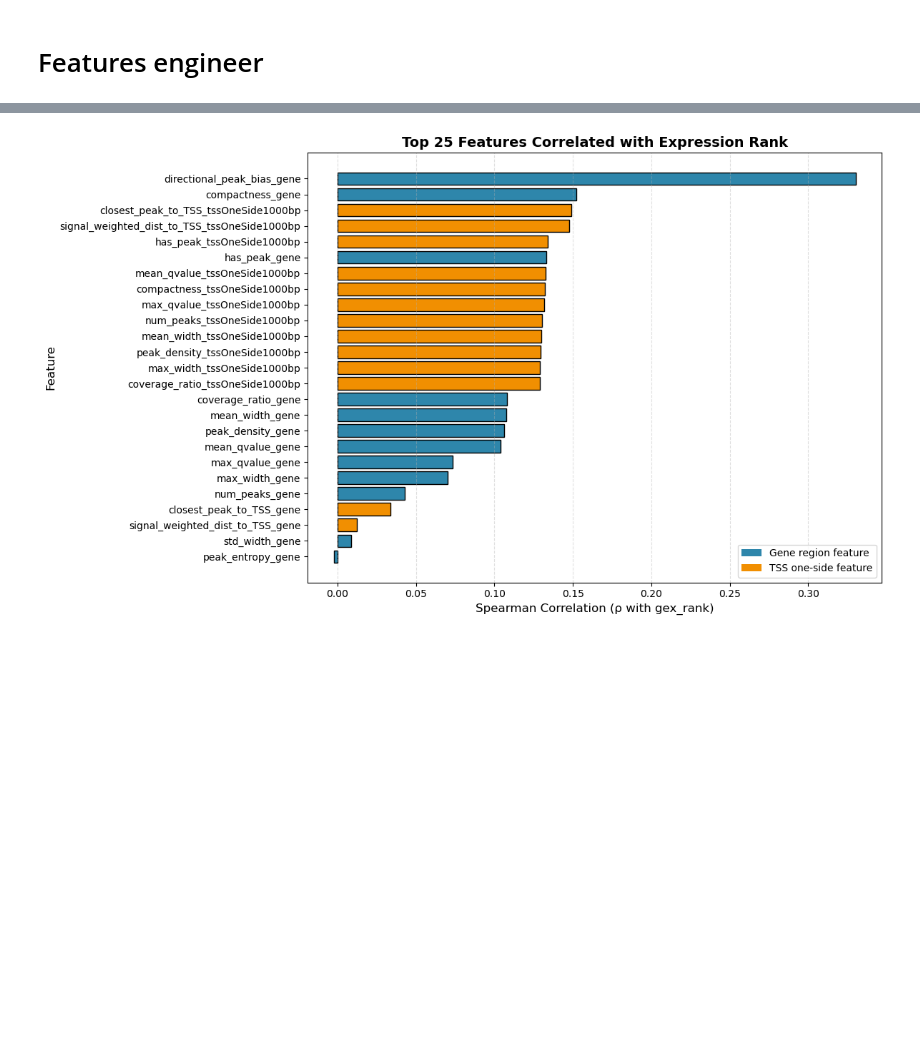
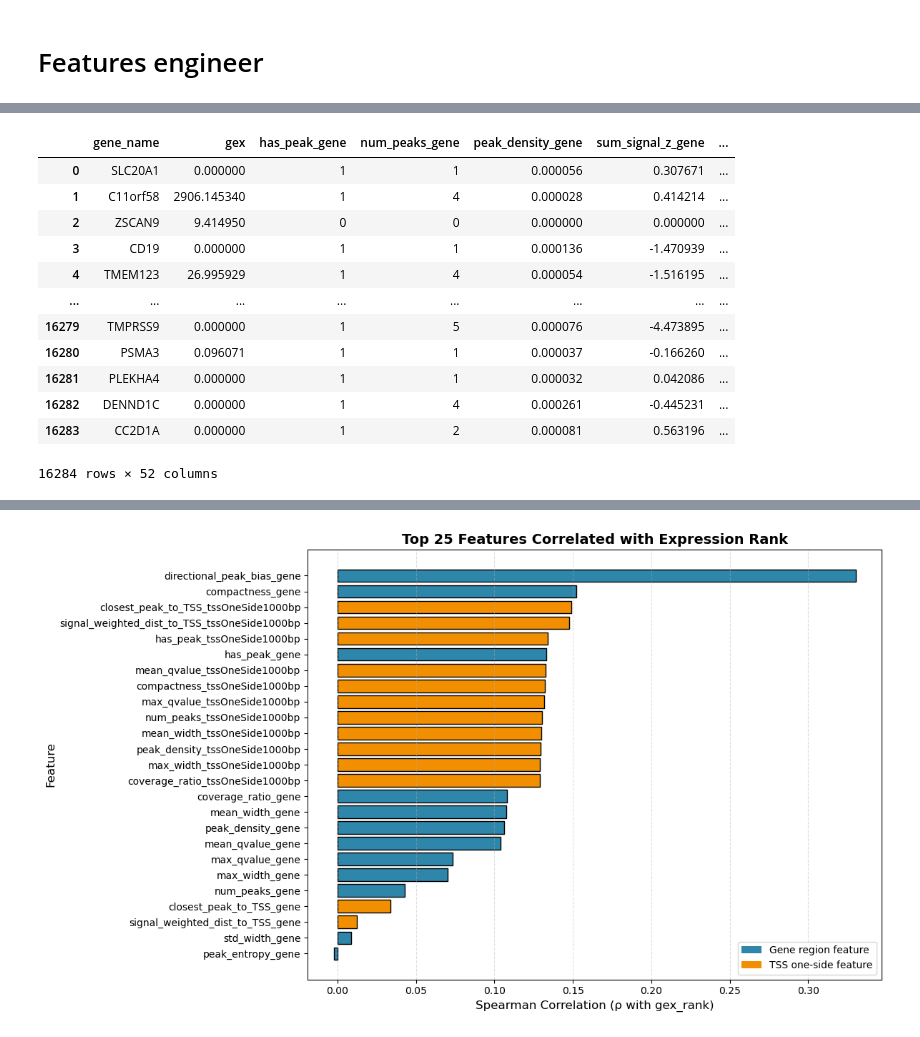
Before and after one commit to Dewey-Wang/Gene-expression-prediction, a Jupyter notebook: Full step - reference/1. bed features.ipynb, the cells around one changed output, grey strips where cells are left out. Drawn from its saved outputs; the diff is of its cells as text; code cells hidden in the pictures; blank space fills up the shorter version.

```diff
--- a/1. data preprocessing/7. bed features.ipynb
+++ b/Full step - reference/1. bed features.ipynb
@@ -366 +707,17 @@ df_genes
+# %%
+df_out
+# %% [output]
+|  | gene_name | gex | has_peak_gene | num_peaks_gene | peak_density_gene | sum_signal_z_gene | ... |
+| 0 | SLC20A1 | 0.000000 | 1 | 1 | 0.000056 | 0.307671 | ... |
+| 1 | C11orf58 | 2906.145340 | 1 | 4 | 0.000028 | 0.414214 | ... |
+| 2 | ZSCAN9 | 9.414950 | 0 | 0 | 0.000000 | 0.000000 | ... |
+| 3 | CD19 | 0.000000 | 1 | 1 | 0.000136 | -1.470939 | ... |
+| 4 | TMEM123 | 26.995929 | 1 | 4 | 0.000054 | -1.516195 | ... |
+| ... | ... | ... | ... | ... | ... | ... | ... |
+| 16279 | TMPRSS9 | 0.000000 | 1 | 5 | 0.000076 | -4.473895 | ... |
+| 16280 | PSMA3 | 0.096071 | 1 | 1 | 0.000037 | -0.166260 | ... |
+| 16281 | PLEKHA4 | 0.000000 | 1 | 1 | 0.000032 | 0.042086 | ... |
+| 16282 | DENND1C | 0.000000 | 1 | 4 | 0.000261 | -0.445231 | ... |
+| 16283 | CC2D1A | 0.000000 | 1 | 2 | 0.000081 | 0.563196 | ... |
+16284 rows × 52 columns
 # %%
```
Also changed, not shown: parts of 6 cells of this notebook, 53 other files.
